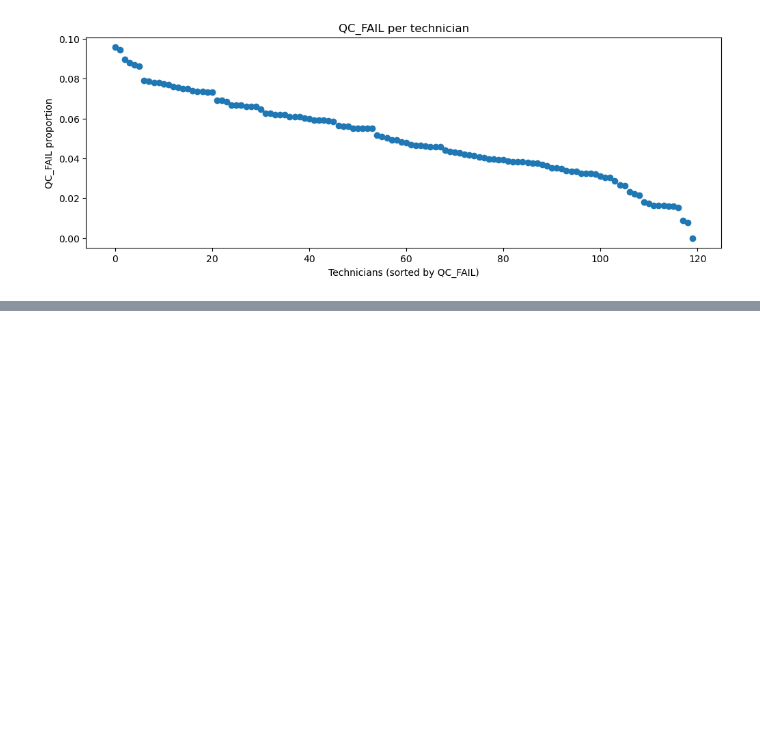
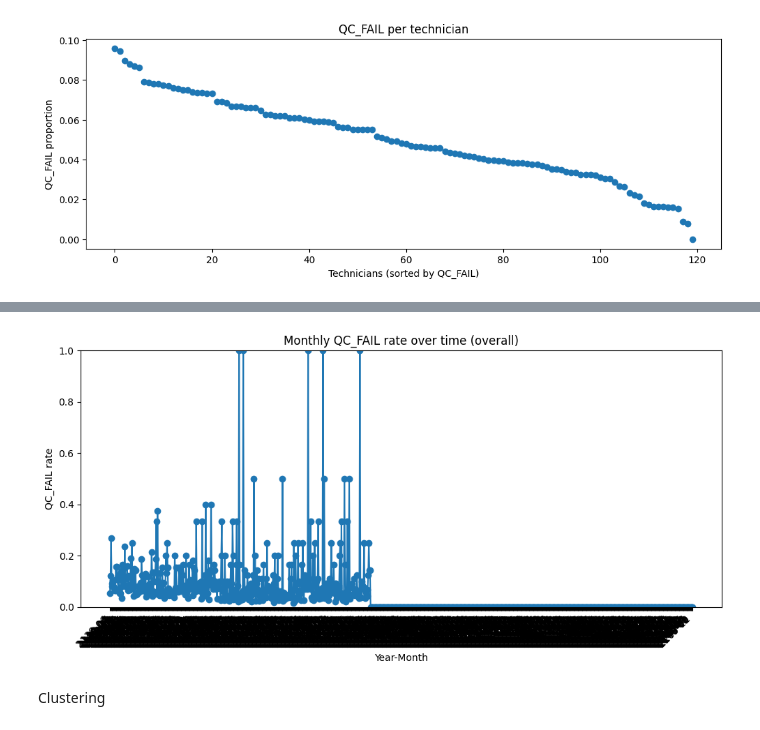
Before and after one commit to divya322/Data-Analytics-Project, a Jupyter notebook: Dataset_1_AND_3/3_Microbiology_Analysis.ipynb, the cells around one changed output, grey strips where cells are left out. Drawn from its saved outputs; the diff is of its cells as text; code cells hidden in the pictures; blank space fills up the shorter version.

```diff
--- a/Dataset_1_AND_3/3_Microbiology_Analysis.ipynb
+++ b/Dataset_1_AND_3/3_Microbiology_Analysis.ipynb
@@ -1045,0 +1055,20 @@ plt.show()
+# %%
+# Create year-month for QC analysis
+df_cleaned['year_month'] = df_cleaned['charttime'].dt.to_period('M').astype(str)
+
+qc_trend = (
+    df_cleaned
+    .groupby(['year_month', 'qc_flag'])
+    .size()
+    .unstack(fill_value=0)
+)
+
+for col in ['QC_OK', 'QC_WARN', 'QC_FAIL']:
+    if col not in qc_trend.columns:
+        qc_trend[col] = 0
+
+qc_trend['total'] = qc_trend[['QC_OK', 'QC_WARN', 'QC_FAIL']].sum(axis=1)
+qc_trend['fail_rate'] = qc_trend['QC_FAIL'] / qc_trend['total']
+
+qc_trend_sorted = qc_trend.sort_values(by='QC_FAIL',ascending=False)
+qc_trend_sorted
@@ -1045,0 +1090,18 @@ plt.show()
+# %%
+plt.figure(figsize=(10,5))
+plt.plot(
+    qc_trend_sorted.index,
+    qc_trend_sorted['fail_rate'],
+    marker='o'
+)
+plt.xticks(rotation=45, ha='right')
+plt.ylim(0, 1)
+plt.xlabel('Year-Month')
+plt.ylabel('QC_FAIL rate')
+plt.title('Monthly QC_FAIL rate over time (overall)')
+plt.tight_layout()
+plt.show()
+# %% [output]
+[figure, added]
+# %% [markdown]
+Clustering
```
Also changed, not shown: parts of 26 cells of this notebook, 2 other files.
